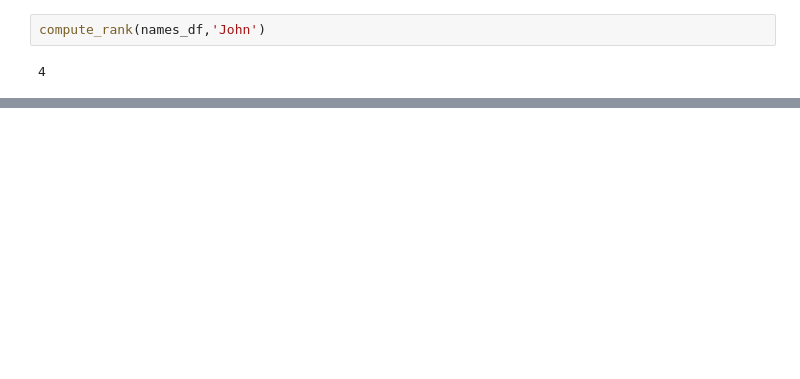
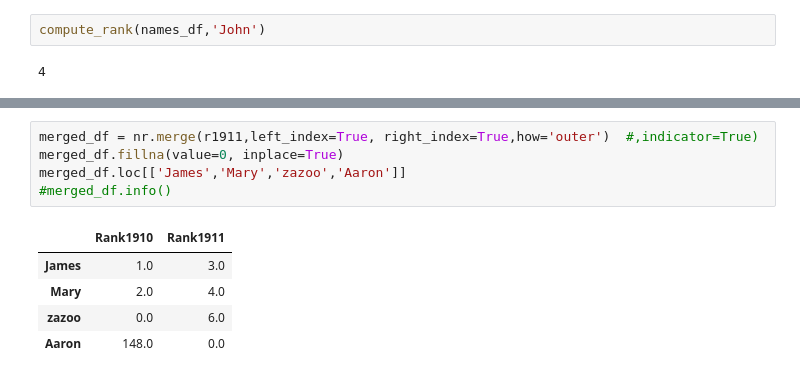
Before and after one commit to MrLRTripp/NameSurfer, a Jupyter notebook: namesurfer.ipynb, the cells around one changed output, grey strips where cells are left out. Saved outputs shown, nothing was run; the diff lists cells and outputs as text; blank space fills up the shorter version.

```diff
--- a/namesurfer.ipynb
+++ b/namesurfer.ipynb
@@ -472,0 +526,11 @@ compute_rank(names_df,'John')
+# %%
+merged_df = nr.merge(r1911,left_index=True, right_index=True,how='outer')  #,indicator=True)
+merged_df.fillna(value=0, inplace=True)
+merged_df.loc[['James','Mary','zazoo','Aaron']]
+#merged_df.info()
+# %% [output]
+|  | Rank1910 | Rank1911 |
+| James | 1.0 | 3.0 |
+| Mary | 2.0 | 4.0 |
+| zazoo | 0.0 | 6.0 |
+| Aaron | 148.0 | 0.0 |
```
Also changed, not shown: parts of 17 cells of this notebook.
